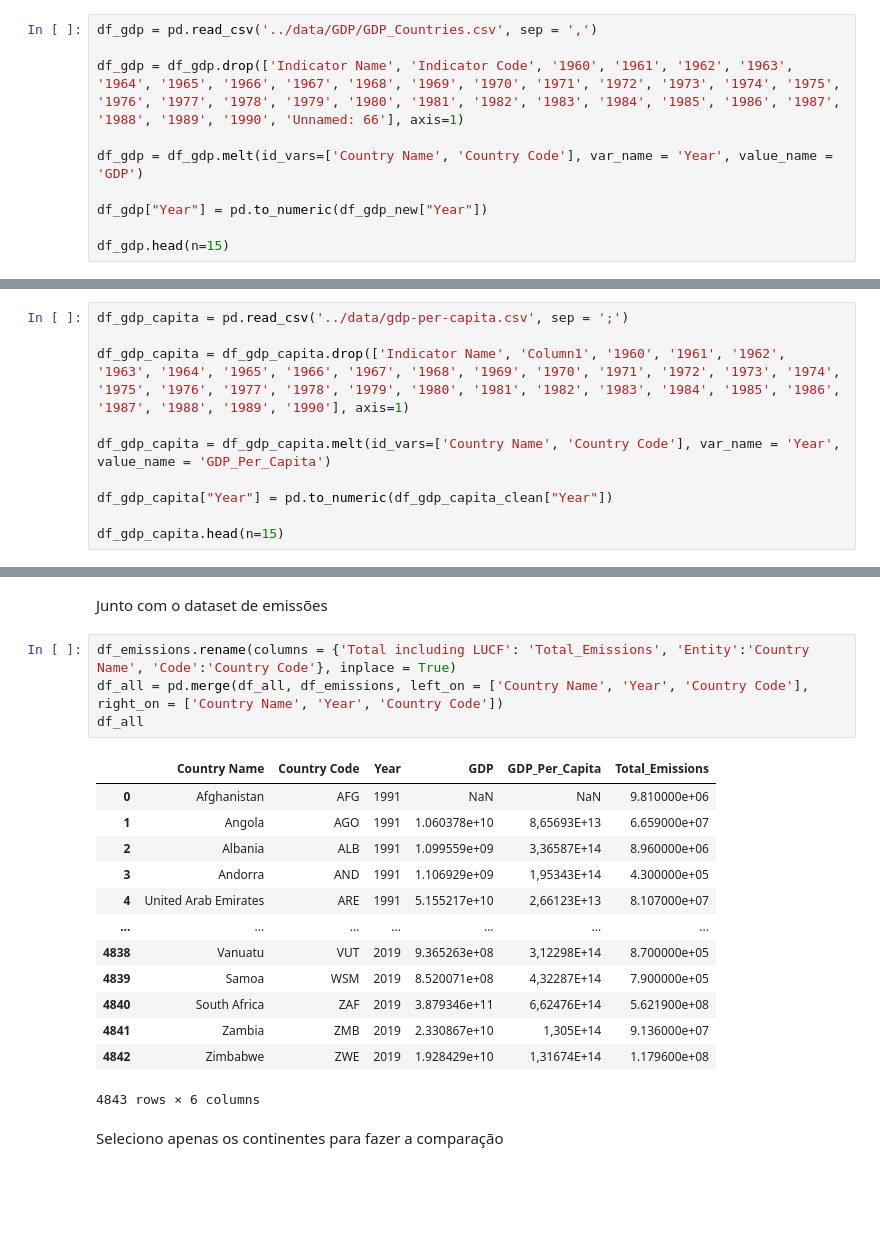
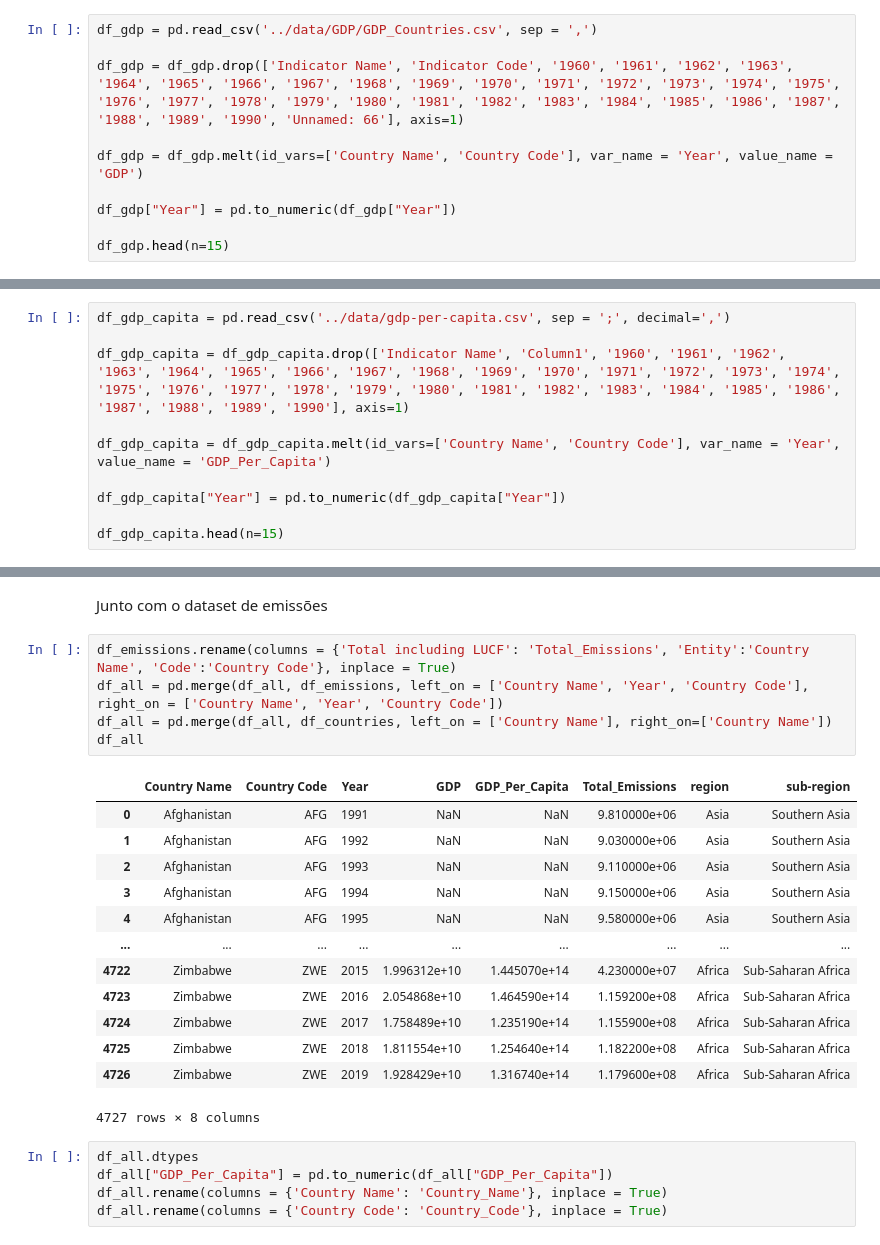
Before and after one commit to thiagorbernardo/UTFPR-Data-Science-CSB55, a Jupyter notebook: 04 - Pesquisa/pergunta2-pesquisa.ipynb, the cells around one changed output, grey strips where cells are left out. Drawn from its saved outputs; the diff is of its cells as text; blank space fills up the shorter version.

```diff
--- a/04 - Pesquisa/pergunta2-pesquisa.ipynb
+++ b/04 - Pesquisa/pergunta2-pesquisa.ipynb
@@ -39,7 +39,7 @@ df_gdp = df_gdp.drop(['Indicator Name', 'Indicator Code', '1960', '1961', '1962'
 
 df_gdp = df_gdp.melt(id_vars=['Country Name', 'Country Code'], var_name = 'Year', value_name = 'GDP')
 
-df_gdp["Year"] = pd.to_numeric(df_gdp_new["Year"])
+df_gdp["Year"] = pd.to_numeric(df_gdp["Year"])
 
 df_gdp.head(n=15)
 # %% [output]
@@ -62,13 +62,13 @@ df_gdp.head(n=15)
 # %% [markdown]
 Inicializo o dataframe de GDP per Capita e o de IDH
 # %%
-df_gdp_capita = pd.read_csv('../data/gdp-per-capita.csv', sep = ';')
+df_gdp_capita = pd.read_csv('../data/gdp-per-capita.csv', sep = ';', decimal=',')
 
 df_gdp_capita = df_gdp_capita.drop(['Indicator Name', 'Column1', '1960', '1961', '1962', '1963', '1964', '1965', '1966', '1967', '1968', '1969', '1970', '1971', '1972', '1973', '1974', '1975', '1976', '1977', '1978', '1979', '1980', '1981', '1982', '1983', '1984', '1985', '1986', '1987', '1988', '1989', '1990'], axis=1)
 
 df_gdp_capita = df_gdp_capita.melt(id_vars=['Country Name', 'Country Code'], var_name = 'Year', value_name = 'GDP_Per_Capita')
 
-df_gdp_capita["Year"] = pd.to_numeric(df_gdp_capita_clean["Year"])
+df_gdp_capita["Year"] = pd.to_numeric(df_gdp_capita["Year"])
 
 df_gdp_capita.head(n=15)
 # %% [output]
@@ -166,20 +166,24 @@ Junto com o dataset de emissões
 # %%
 df_emissions.rename(columns = {'Total including LUCF': 'Total_Emissions', 'Entity':'Country Name', 'Code':'Country Code'}, inplace = True)
 df_all = pd.merge(df_all, df_emissions, left_on = ['Country Name', 'Year', 'Country Code'], right_on = ['Country Name', 'Year', 'Country Code'])
+df_all = pd.merge(df_all, df_countries, left_on = ['Country Name'], right_on=['Country Name'])
 df_all
 # %% [output]
-|  | Country Name | Country Code | Year | GDP | GDP_Per_Capita | Total_Emissions |
-| 0 | Afghanistan | AFG | 1991 | NaN | NaN | 9.810000e+06 |
-| 1 | Angola | AGO | 1991 | 1.060378e+10 | 8,65693E+13 | 6.659000e+07 |
-| 2 | Albania | ALB | 1991 | 1.099559e+09 | 3,36587E+14 | 8.960000e+06 |
-| 3 | Andorra | AND | 1991 | 1.106929e+09 | 1,95343E+14 | 4.300000e+05 |
-| 4 | United Arab Emirates | ARE | 1991 | 5.155217e+10 | 2,66123E+13 | 8.107000e+07 |
-| ... | ... | ... | ... | ... | ... | ... |
-| 4838 | Vanuatu | VUT | 2019 | 9.365263e+08 | 3,12298E+14 | 8.700000e+05 |
-| 4839 | Samoa | WSM | 2019 | 8.520071e+08 | 4,32287E+14 | 7.900000e+05 |
-| 4840 | South Africa | ZAF | 2019 | 3.879346e+11 | 6,62476E+14 | 5.621900e+08 |
-| 4841 | Zambia | ZMB | 2019 | 2.330867e+10 | 1,305E+14 | 9.136000e+07 |
-| 4842 | Zimbabwe | ZWE | 2019 | 1.928429e+10 | 1,31674E+14 | 1.179600e+08 |
+|  | Country Name | Country Code | Year | GDP | GDP_Per_Capita | Total_Emissions | region | sub-region |
+| 0 | Afghanistan | AFG | 1991 | NaN | NaN | 9.810000e+06 | Asia | Southern Asia |
+| 1 | Afghanistan | AFG | 1992 | NaN | NaN | 9.030000e+06 | Asia | Southern Asia |
+| 2 | Afghanistan | AFG | 1993 | NaN | NaN | 9.110000e+06 | Asia | Southern Asia |
+| 3 | Afghanistan | AFG | 1994 | NaN | NaN | 9.150000e+06 | Asia | Southern Asia |
+| 4 | Afghanistan | AFG | 1995 | NaN | NaN | 9.580000e+06 | Asia | Southern Asia |
+| ... | ... | ... | ... | ... | ... | ... | ... | ... |
+| 4722 | Zimbabwe | ZWE | 2015 | 1.996312e+10 | 1.445070e+14 | 4.230000e+07 | Africa | Sub-Saharan Africa |
+| 4723 | Zimbabwe | ZWE | 2016 | 2.054868e+10 | 1.464590e+14 | 1.159200e+08 | Africa | Sub-Saharan Africa |
+| 4724 | Zimbabwe | ZWE | 2017 | 1.758489e+10 | 1.235190e+14 | 1.155900e+08 | Africa | Sub-Saharan Africa |
+| 4725 | Zimbabwe | ZWE | 2018 | 1.811554e+10 | 1.254640e+14 | 1.182200e+08 | Africa | Sub-Saharan Africa |
+| 4726 | Zimbabwe | ZWE | 2019 | 1.928429e+10 | 1.316740e+14 | 1.179600e+08 | Africa | Sub-Saharan Africa |
-4843 rows × 6 columns
+4727 rows × 8 columns
-# %% [markdown]
-Seleciono apenas os continentes para fazer a comparação
+# %%
+df_all.dtypes
+df_all["GDP_Per_Capita"] = pd.to_numeric(df_all["GDP_Per_Capita"])
+df_all.rename(columns = {'Country Name': 'Country_Name'}, inplace = True)
+df_all.rename(columns = {'Country Code': 'Country_Code'}, inplace = True)
```
Also changed, not shown: parts of 17 cells of this notebook.
